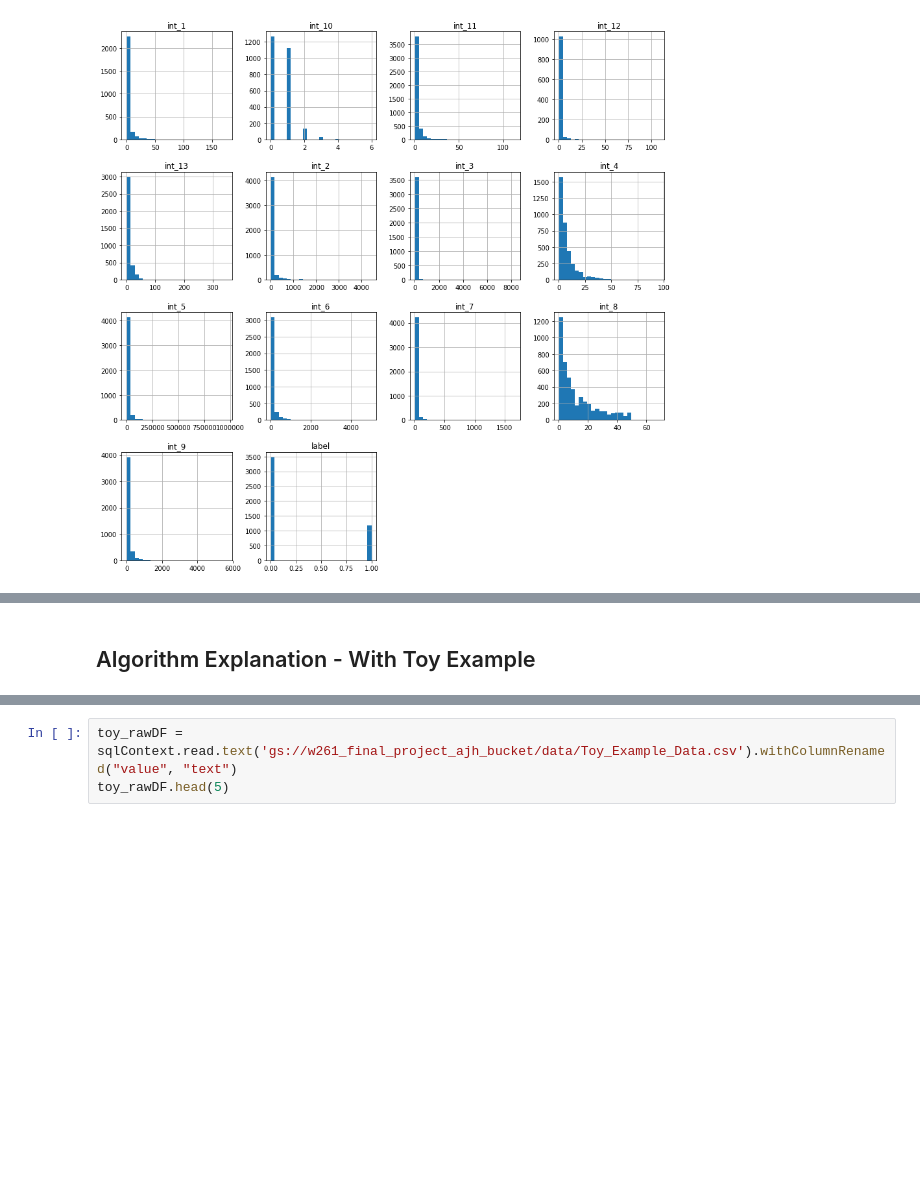
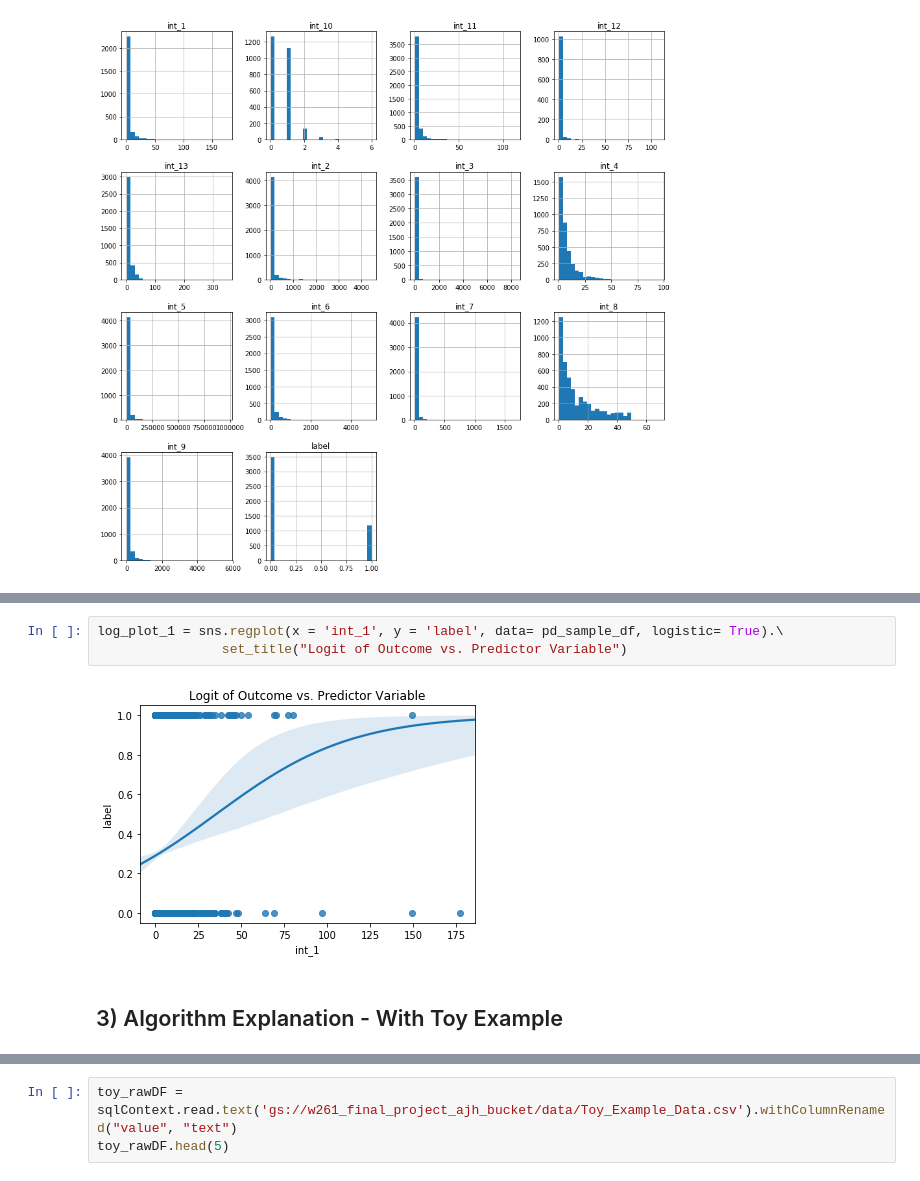
Before and after one commit to saurav-datta/click-through-rate-prediction-spark, a Jupyter notebook: W261_Final_Project-Alex_Herring-Jayanth_Srinivasa-Saurav_Datta.ipynb, the cells around one changed output, grey strips where cells are left out. Drawn from its saved outputs; the diff is of its cells as text; blank space fills up the shorter version.

```diff
--- a/W261_Final_Project-Alex_Herring-Jayanth_Srinivasa-Saurav_Datta.ipynb
+++ b/W261_Final_Project-Alex_Herring-Jayanth_Srinivasa-Saurav_Datta.ipynb
@@ -507,5 +522,10 @@ array([[<matplotlib.axes._subplots.AxesSubplot object at 0x...>,
+# %%
+log_plot_1 = sns.regplot(x = 'int_1', y = 'label', data= pd_sample_df, logistic= True).\
+                set_title("Logit of Outcome vs. Predictor Variable")
+# %% [output]
+[figure, added]
 # %% [markdown]
-## Algorithm Explanation - With Toy Example
+## 3) Algorithm Explanation - With Toy Example
 # %% [markdown]
 As we have shown that we have met all the assumptions for logistic regression, we will proceed to use it for our Click Through Rate prediction task.
 
```
Also changed, not shown: parts of 68 cells of this notebook.
